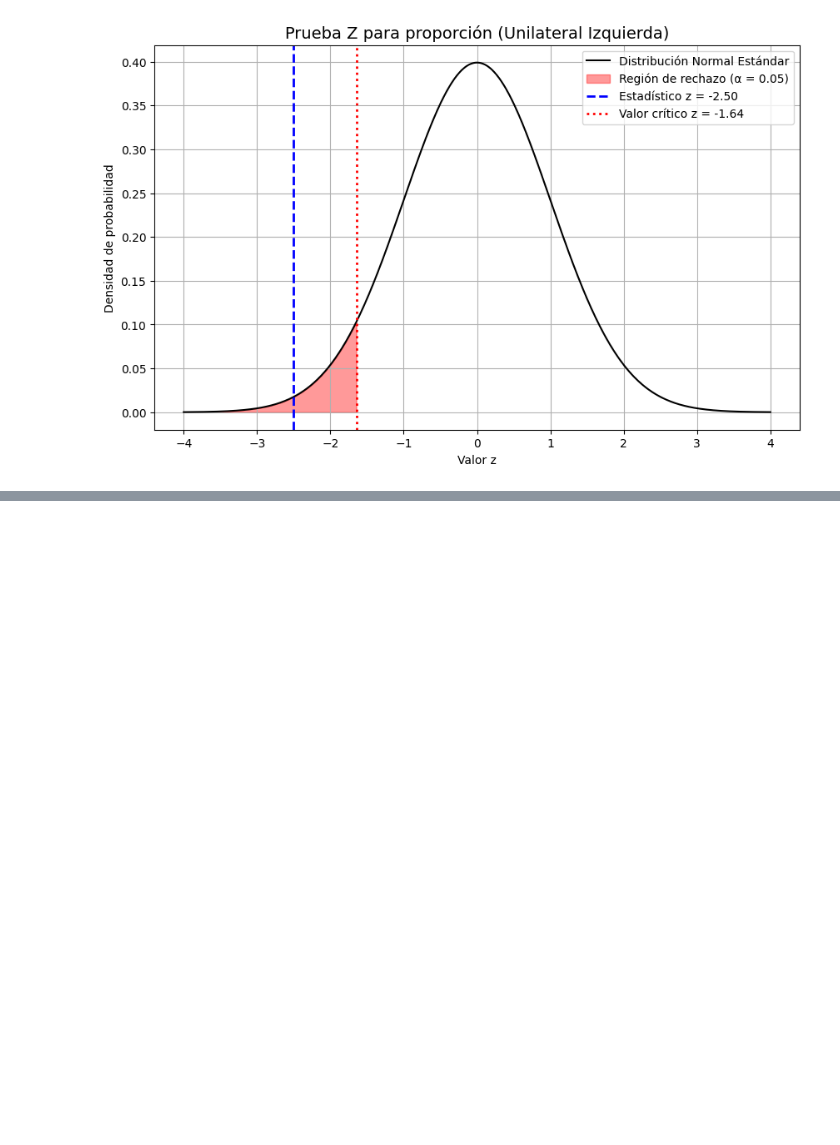
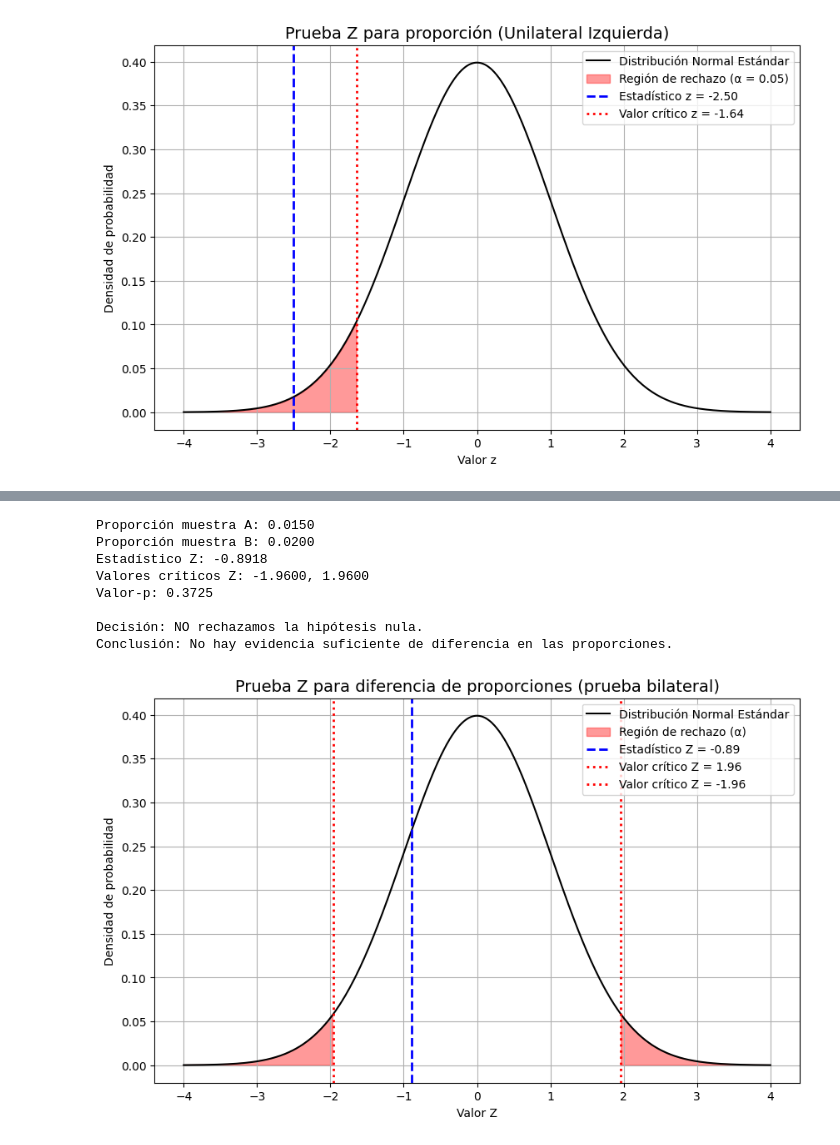
Before and after one commit to anfalear/notasestinferencial, a Jupyter notebook: notebooks/Practica04_PruebasHipotesis.ipynb, the cells around one changed output, grey strips where cells are left out. Cells and saved outputs as stored; diff of their text form; code cells hidden in the pictures; blank space fills up the shorter version.

```diff
--- a/notebooks/Practica04_PruebasHipotesis.ipynb
+++ b/notebooks/Practica04_PruebasHipotesis.ipynb
@@ -801,0 +1020,67 @@ Conclusión: La proporción de candidatos que cumplen con los requisitos es MENO
+# %%
+import numpy as np
+import matplotlib.pyplot as plt
+from scipy.stats import norm
+
+# Datos de las muestras
+x1, n1 = 15, 1000     # Defectuosos y total (línea A)
+x2, n2 = 25, 1250     # Defectuosos y total (línea B)
+
+# Proporciones muestrales
+p1 = x1 / n1
+p2 = x2 / n2
+
+# Proporción combinada bajo H0
+p_comb = (x1 + x2) / (n1 + n2)
+
+# Estadístico Z para dos proporciones
+numerador = p1 - p2
+denominador = np.sqrt(p_comb * (1 - p_comb) * (1/n1 + 1/n2))
+z = numerador / denominador
+
+# Prueba bilateral (dos colas)
+alpha = 0.05
+z_critico_pos = norm.ppf(1 - alpha/2)
+z_critico_neg = norm.ppf(alpha/2)
+p_valor = 2 * (1 - norm.cdf(abs(z)))
+
+print(f"Proporción muestra A: {p1:.4f}")
+print(f"Proporción muestra B: {p2:.4f}")
+print(f"Estadístico Z: {z:.4f}")
+print(f"Valores críticos Z: {z_critico_neg:.4f}, {z_critico_pos:.4f}")
+print(f"Valor-p: {p_valor:.4f}")
+
+if z < z_critico_neg or z > z_critico_pos:
+    print("\nDecisión: RECHAZAMOS la hipótesis nula.")
+    print("Conclusión: Hay diferencia significativa en las proporciones de defectos.")
+else:
+    print("\nDecisión: NO rechazamos la hipótesis nula.")
+    print("Conclusión: No hay evidencia suficiente de diferencia en las proporciones.")
+
+
+
+# Visualización de las regiones de rechazo
+z_vals = np.linspace(-4, 4, 1000)
+pdf_vals = norm.pdf(z_vals)
+plt.figure(figsize=(10,6))
+plt.plot(z_vals, pdf_vals, color='black', label='Distribución Normal Estándar')
+plt.fill_between(z_vals, 0, pdf_vals, where=(z_vals <= z_critico_neg) | (z_vals >= z_critico_pos), color='red', alpha=0.4, label='Región de rechazo (α)')
+plt.axvline(z, color='blue', linestyle='--', linewidth=2, label=f'Estadístico Z = {z:.2f}')
+plt.axvline(z_critico_pos, color='red', linestyle='dotted', linewidth=2, label=f'Valor crítico Z = {z_critico_pos:.2f}')
+plt.axvline(z_critico_neg, color='red', linestyle='dotted', linewidth=2, label=f'Valor crítico Z = {z_critico_neg:.2f}')
+plt.title('Prueba Z para diferencia de proporciones (prueba bilateral)', fontsize=14)
+plt.xlabel('Valor Z')
+plt.ylabel('Densidad de probabilidad')
+plt.legend()
+plt.grid()
+plt.show()
+# %% [output]
+Proporción muestra A: 0.0150
+Proporción muestra B: 0.0200
+Estadístico Z: -0.8918
+Valores críticos Z: -1.9600, 1.9600
+Valor-p: 0.3725
+
+Decisión: NO rechazamos la hipótesis nula.
+Conclusión: No hay evidencia suficiente de diferencia en las proporciones.
+[figure, added]
```
Also changed, not shown: parts of 23 cells of this notebook.
